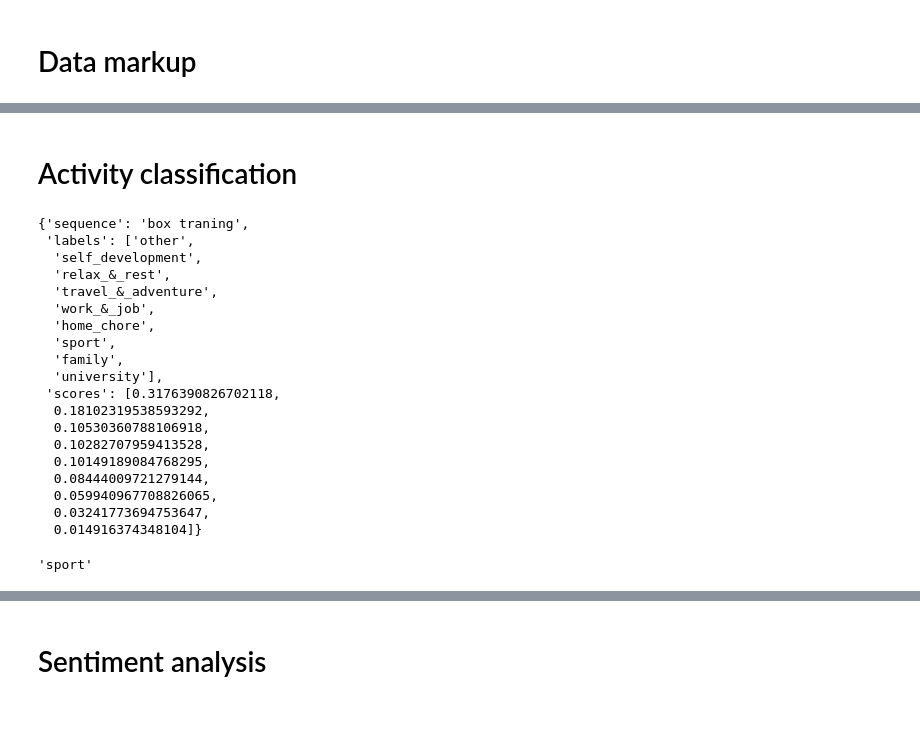
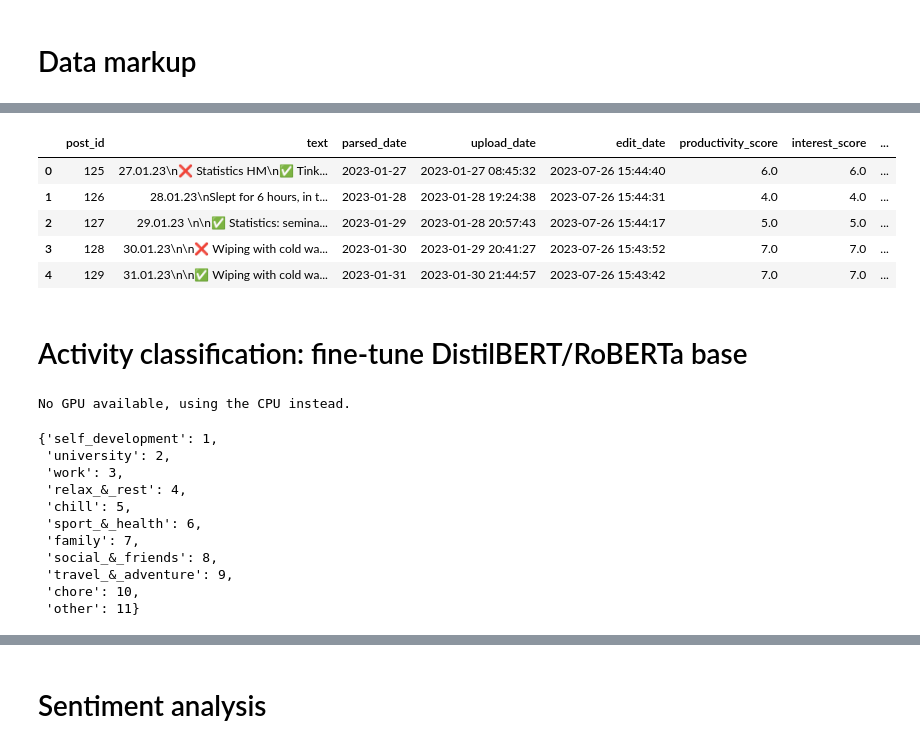
Before and after one commit to tttonyalpha/life_analyser, a Jupyter notebook: tg_bot/prototype.ipynb, the cells around one changed output, grey strips where cells are left out. Drawn from its saved outputs; the diff is of its cells as text; code cells hidden in the pictures; blank space fills up the shorter version.

```diff
--- a/tg_bot/prototype.ipynb
+++ b/tg_bot/prototype.ipynb
@@ -779,2 +778,12 @@ Unread result found
+# %%
+posts_df = sql_to_df('posts')
+posts_df.head(5)
+# %% [output]
+|  | post_id | text | parsed_date | upload_date | edit_date | productivity_score | interest_score | ... |
+| 0 | 125 | 27.01.23\n❌ Statistics HM\n✅ Tink... | 2023-01-27 | 2023-01-27 08:45:32 | 2023-07-26 15:44:40 | 6.0 | 6.0 | ... |
+| 1 | 126 | 28.01.23\nSlept for 6 hours, in t... | 2023-01-28 | 2023-01-28 19:24:38 | 2023-07-26 15:44:31 | 4.0 | 4.0 | ... |
+| 2 | 127 | 29.01.23 \n\n✅ Statistics: semina... | 2023-01-29 | 2023-01-28 20:57:43 | 2023-07-26 15:44:17 | 5.0 | 5.0 | ... |
+| 3 | 128 | 30.01.23\n\n❌ Wiping with cold wa... | 2023-01-30 | 2023-01-29 20:41:27 | 2023-07-26 15:43:52 | 7.0 | 7.0 | ... |
+| 4 | 129 | 31.01.23\n\n✅ Wiping with cold wa... | 2023-01-31 | 2023-01-30 21:44:57 | 2023-07-26 15:43:42 | 7.0 | 7.0 | ... |
 # %% [markdown]
-# Activity classification
+# Activity classification: fine-tune DistilBERT/RoBERTa base
@@ -785,24 +790,2 @@ from transformers import pipeline
 # %%
-sequence_to_classify = "box traning"
-candidate_labels = ['self_development', 'university', 'work_&_job', 'relax_&_rest', 'sport', 'family', 'travel_&_adventure', 'home_chore', 'other']
-facebook_bart_large_mnli(sequence_to_classify, candidate_labels)
+activity_types = ['self_development', 'university', 'work', 'relax_&_rest', 'chill', 'sport_&_health', 'family', 'social_&_friends', 'travel_&_adventure', 'chore', 'other']
-# %% [output]
-{'sequence': 'box traning',
- 'labels': ['other',
-  'self_development',
-  'relax_&_rest',
-  'travel_&_adventure',
-  'work_&_job',
-  'home_chore',
-  'sport',
-  'family',
-  'university'],
- 'scores': [0.3176390826702118,
-  0.18102319538593292,
-  0.10530360788106918,
-  0.10282707959413528,
-  0.10149189084768295,
-  0.08444009721279144,
-  0.059940967708826065,
-  0.03241773694753647,
-  0.014916374348104]}
@@ -813,4 +792,29 @@ def get_activity_type(activity_name, classifier):
-# %%
-get_activity_type('boxing traning',facebook_bart_large_mnli)
-# %% [output]
-'sport'
+# %%
+import torch
+
+if torch.cuda.is_available():
+
+    device = torch.device("cuda")
+
+    print('There are %d GPU(s) available.' % torch.cuda.device_count())
+    print('We will use the GPU:', torch.cuda.get_device_name(0))
+
+else:
+    print('No GPU available, using the CPU instead.')
+    device = torch.device("cpu")
+# %% [output]
+No GPU available, using the CPU instead.
+# %%
+encode_activity_type_dict
+# %% [output]
+{'self_development': 1,
+ 'university': 2,
+ 'work': 3,
+ 'relax_&_rest': 4,
+ 'chill': 5,
+ 'sport_&_health': 6,
+ 'family': 7,
+ 'social_&_friends': 8,
+ 'travel_&_adventure': 9,
+ 'chore': 10,
+ 'other': 11}
```
Also changed, not shown: parts of 30 cells of this notebook.
